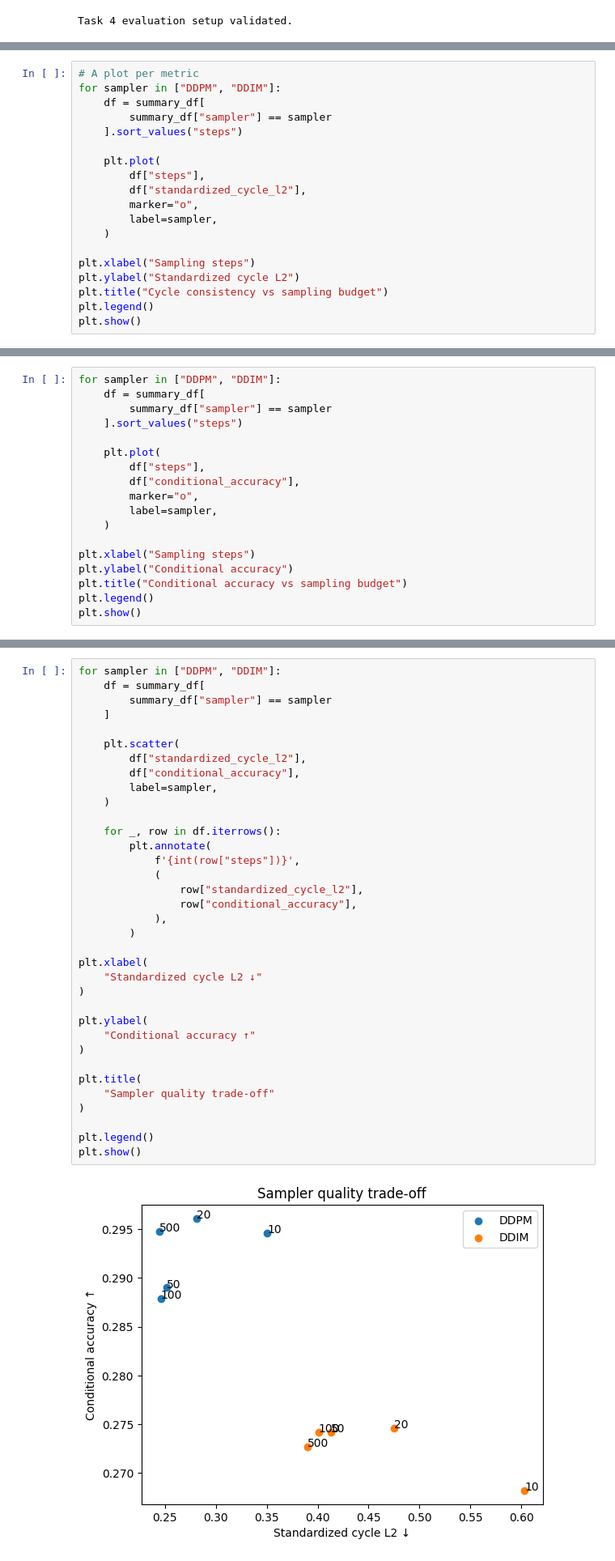
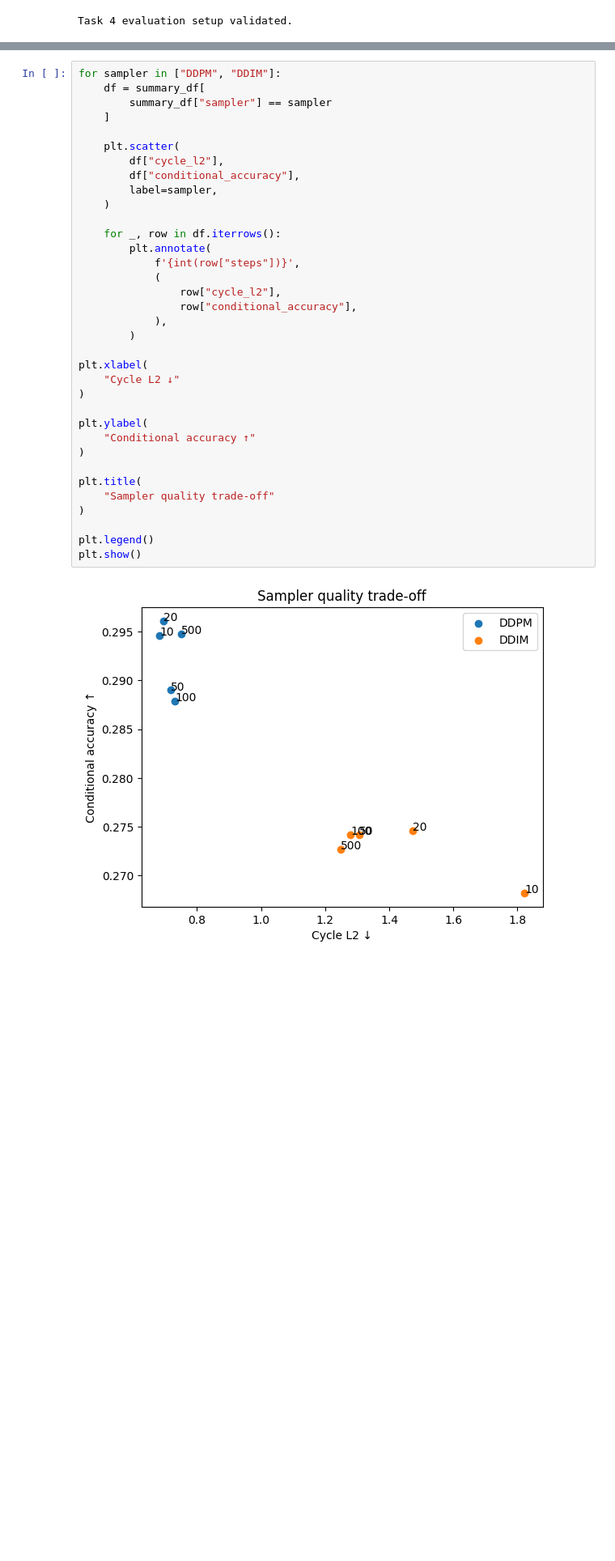
Before and after one commit to GoharKhachatryan/GenAI_project, a Jupyter notebook: notebooks/05_pareto.ipynb, the cells around one changed output, grey strips where cells are left out. Shown at 81% size. Cells and saved outputs as stored; diff of their text form; blank space fills up the shorter version.

Commit message:
#4. Updated the plots with the raw L2 metrics also.

```diff
--- a/notebooks/05_pareto.ipynb
+++ b/notebooks/05_pareto.ipynb
@@ -660,22 +660,3 @@ summary_df
 | 2 | DDPM | 50 | 0.718171 | 0.251298 | 0.2890 | 254.639331 |
 | 3 | DDPM | 20 | 0.694866 | 0.281173 | 0.2961 | 101.726188 |
 | 4 | DDPM | 10 | 0.683601 | 0.350451 | 0.2946 | 51.043321 |
-# %%
-# A plot per metric
-for sampler in ["DDPM", "DDIM"]:
-    df = summary_df[
-        summary_df["sampler"] == sampler
-    ].sort_values("steps")
-
-    plt.plot(
-        df["steps"],
-        df["standardized_cycle_l2"],
-        marker="o",
-        label=sampler,
-    )
-
-plt.xlabel("Sampling steps")
-plt.ylabel("Standardized cycle L2")
-plt.title("Cycle consistency vs sampling budget")
-plt.legend()
-plt.show()
@@ -684,18 +662,0 @@ plt.show()
-# %%
-for sampler in ["DDPM", "DDIM"]:
-    df = summary_df[
-        summary_df["sampler"] == sampler
-    ].sort_values("steps")
-
-    plt.plot(
-        df["steps"],
-        df["conditional_accuracy"],
-        marker="o",
-        label=sampler,
-    )
-
-plt.xlabel("Sampling steps")
-plt.ylabel("Conditional accuracy")
-plt.title("Conditional accuracy vs sampling budget")
-plt.legend()
-plt.show()
@@ -805,35 +810,35 @@ for sampler in ["DDPM", "DDIM"]:
         summary_df["sampler"] == sampler
     ]
 
     plt.scatter(
-        df["standardized_cycle_l2"],
+        df["cycle_l2"],
         df["conditional_accuracy"],
         label=sampler,
     )
 
     for _, row in df.iterrows():
         plt.annotate(
             f'{int(row["steps"])}',
             (
-                row["standardized_cycle_l2"],
+                row["cycle_l2"],
                 row["conditional_accuracy"],
             ),
         )
 
 plt.xlabel(
-    "Standardized cycle L2 ↓"
+    "Cycle L2 ↓"
 )
 
 plt.ylabel(
     "Conditional accuracy ↑"
 )
 
 plt.title(
     "Sampler quality trade-off"
 )
 
 plt.legend()
 plt.show()
 # %% [output]
-[figure, old version]
+[figure, new version]
 # %% [markdown]
```
Also changed, not shown: parts of 7 cells of this notebook.
